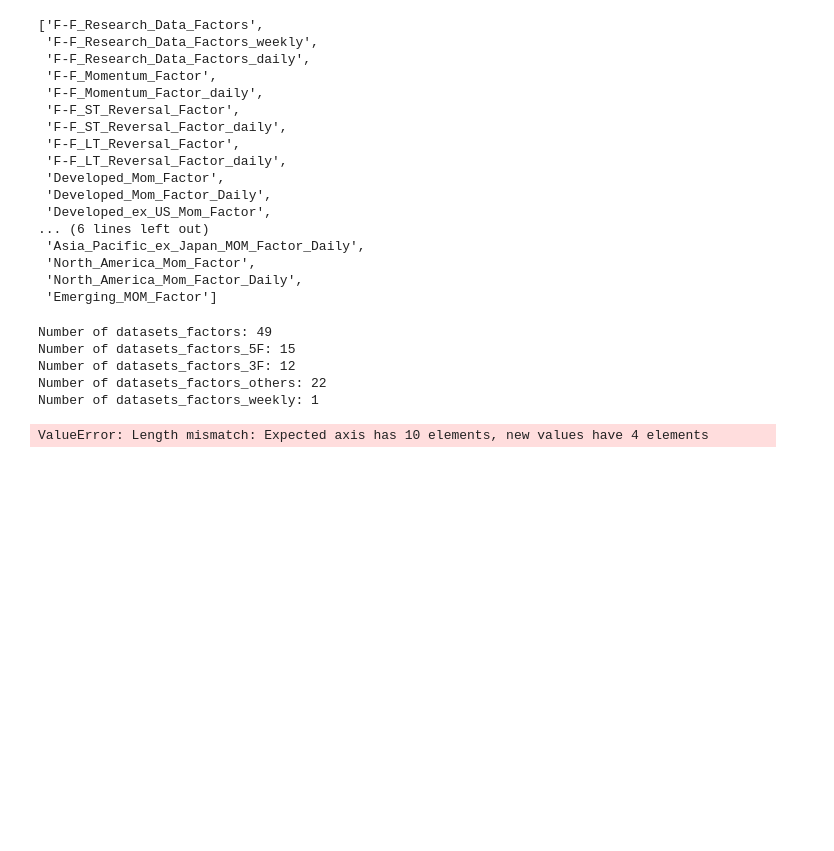
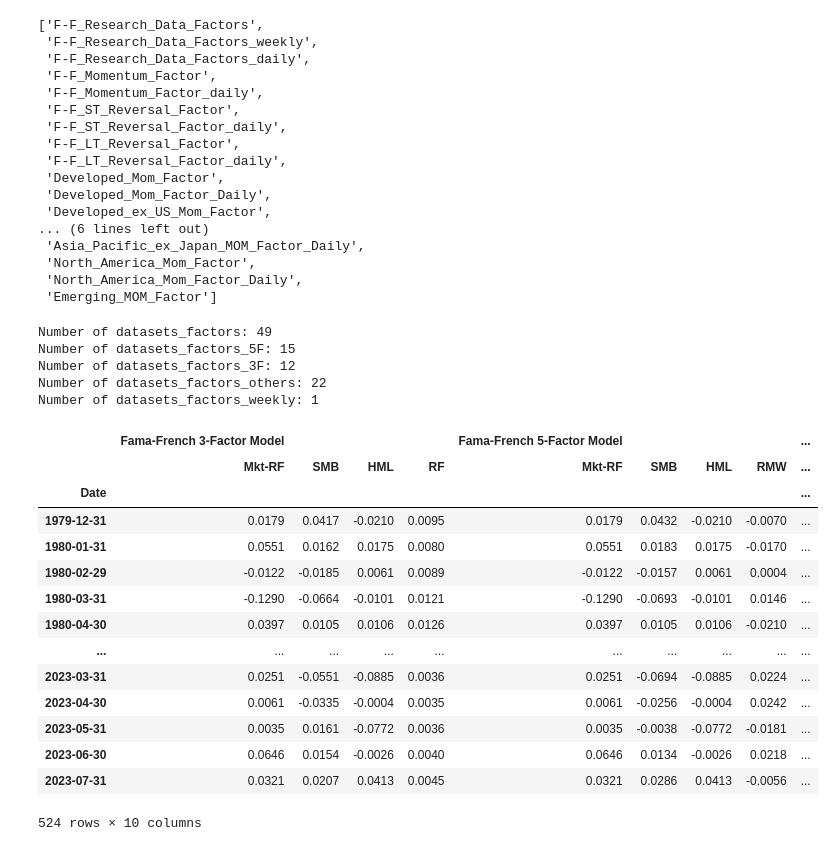
Before and after one commit to phil71x/coding_finance, a Jupyter notebook: Exercises/fama_french.ipynb, the cells around one changed output. Drawn from its saved outputs; the diff is of its cells as text; code cells hidden in the pictures; blank space fills up the shorter version.

Commit message:
Update fama-french notebook

```diff
--- a/Exercises/fama_french.ipynb
+++ b/Exercises/fama_french.ipynb
@@ -81,35 +83,58 @@ Number of datasets_factors_weekly: 1
 # %%
 # Fama-French 3F Model & Fama-French 5F Model
 
 # Selecting the dataset of interest in string format
 ff3_dataset_name = 'F-F_Research_Data_Factors'
 ff5_dataset_name = 'F-F_Research_Data_5_Factors_2x3'
 # start = date_format("2010-1-1"", %Y-%m-%d")
-start = datetime.datetime(2010, 1, 1)
+start = datetime.datetime(1979, 12, 31)
 
 ff3 = web.DataReader(ff3_dataset_name, 'famafrench', start)[0]
 ff5 = web.DataReader(ff5_dataset_name, 'famafrench', start)[0]
 
 #convert in decimal format
 ff3 = ff3.apply(lambda x: x/ 100)
 ff5 = ff5.apply(lambda x: x/ 100)
 
+#convert PeriodDtype index to datestamp index and end of moonth
+ff3.index = ff3.index.to_timestamp() + pd.offsets.MonthEnd()
+ff5.index = ff5.index.to_timestamp() + pd.offsets.MonthEnd()
+#ff3.index = ff3.index
+
+#rename columns
+ff3_name = 'Fama-French 3-Factor Model'
+ff5_name = 'Fama-French 5-Factor Model'
+
+# Display two lines of headers with a list of lists
+ff3_superheader = [ff3_name] * len(ff3.columns)
+ff3_headers = list(ff3.columns)
+ff5_superheader = [ff5_name] * len(ff5.columns)
+ff5_headers = list(ff5.columns)
+ff3_two_lines_headers = [ff3_superheader, ff3_headers]
+ff5_two_lines_headers = [ff5_superheader, ff5_headers]
+# ff3.columns = ff3_two_lines_headers
+# ff5.columns = ff5_two_lines_headers
+
 #concatenate the two dataframes into one with subcategories in columns and add dataset name in columns header
 ff3_5 = pd.concat([ff3, ff5], axis=1)
 
-# Display Two Rows as Column Headers
-ff3_name = 'Fama-French 3 Factor'
-ff5_name = 'Fama-French 5 Factor'
-# column headers with two lines
-ff3_superheader = [ff3_name] * len(ff3.columns)
-ff3_headers = list(ff3.columns)
-ff3_two_lines_headers = [ff3_superheader, ff3_headers]
-ff3_5.columns = ff3_two_lines_headers
-
-
-#column_headers = ('Mkt-RF', 'SMB', 'HML', 'RF', 'Mkt-RF', 'SMB', 'HML', 'RMW', 'CMA', 'RF')
-
-ff3_5.columns = pd.MultiIndex.from_tuples([('ff3', 'Mkt-RF'), ('ff3', 'SMB'), ('ff3', 'HML'), ('ff3', 'RF'), ('ff5', 'Mkt-RF'), ('ff5', 'SMB'), ('ff5', 'HML'), ('ff5', 'RMW'), ('ff5', 'CMA'), ('ff5', 'RF')])
+# concatenate the two headers into one horizontal header with ff3_two_lines_headers and ff5_two_lines_headers
+ff3_5.columns = [ff3_superheader + ff5_superheader, ff3_headers + ff5_headers]
+#ff3_5.columns = pd.MultiIndex.from_arrays([ff3_superheader + ff5_superheader, ff3_headers + ff5_headers])
 ff3_5
 # %% [output]
+|  | Fama-French 3-Factor Model |  |  |  | Fama-French 5-Factor Model |  |  |  | ... |
+|  | Mkt-RF | SMB | HML | RF | Mkt-RF | SMB | HML | RMW | ... |
+| Date |  |  |  |  |  |  |  |  | ... |
+| 1979-12-31 | 0.0179 | 0.0417 | -0.0210 | 0.0095 | 0.0179 | 0.0432 | -0.0210 | -0.0070 | ... |
+| 1980-01-31 | 0.0551 | 0.0162 | 0.0175 | 0.0080 | 0.0551 | 0.0183 | 0.0175 | -0.0170 | ... |
+| 1980-02-29 | -0.0122 | -0.0185 | 0.0061 | 0.0089 | -0.0122 | -0.0157 | 0.0061 | 0.0004 | ... |
+| 1980-03-31 | -0.1290 | -0.0664 | -0.0101 | 0.0121 | -0.1290 | -0.0693 | -0.0101 | 0.0146 | ... |
+| 1980-04-30 | 0.0397 | 0.0105 | 0.0106 | 0.0126 | 0.0397 | 0.0105 | 0.0106 | -0.0210 | ... |
+| ... | ... | ... | ... | ... | ... | ... | ... | ... | ... |
+| 2023-03-31 | 0.0251 | -0.0551 | -0.0885 | 0.0036 | 0.0251 | -0.0694 | -0.0885 | 0.0224 | ... |
+| 2023-04-30 | 0.0061 | -0.0335 | -0.0004 | 0.0035 | 0.0061 | -0.0256 | -0.0004 | 0.0242 | ... |
+| 2023-05-31 | 0.0035 | 0.0161 | -0.0772 | 0.0036 | 0.0035 | -0.0038 | -0.0772 | -0.0181 | ... |
+| 2023-06-30 | 0.0646 | 0.0154 | -0.0026 | 0.0040 | 0.0646 | 0.0134 | -0.0026 | 0.0218 | ... |
+| 2023-07-31 | 0.0321 | 0.0207 | 0.0413 | 0.0045 | 0.0321 | 0.0286 | 0.0413 | -0.0056 | ... |
-ValueError: Length mismatch: Expected axis has 10 elements, new values have 4 elements
+524 rows × 10 columns
```
Also changed, not shown: parts of 10 cells of this notebook, 2 other files.
